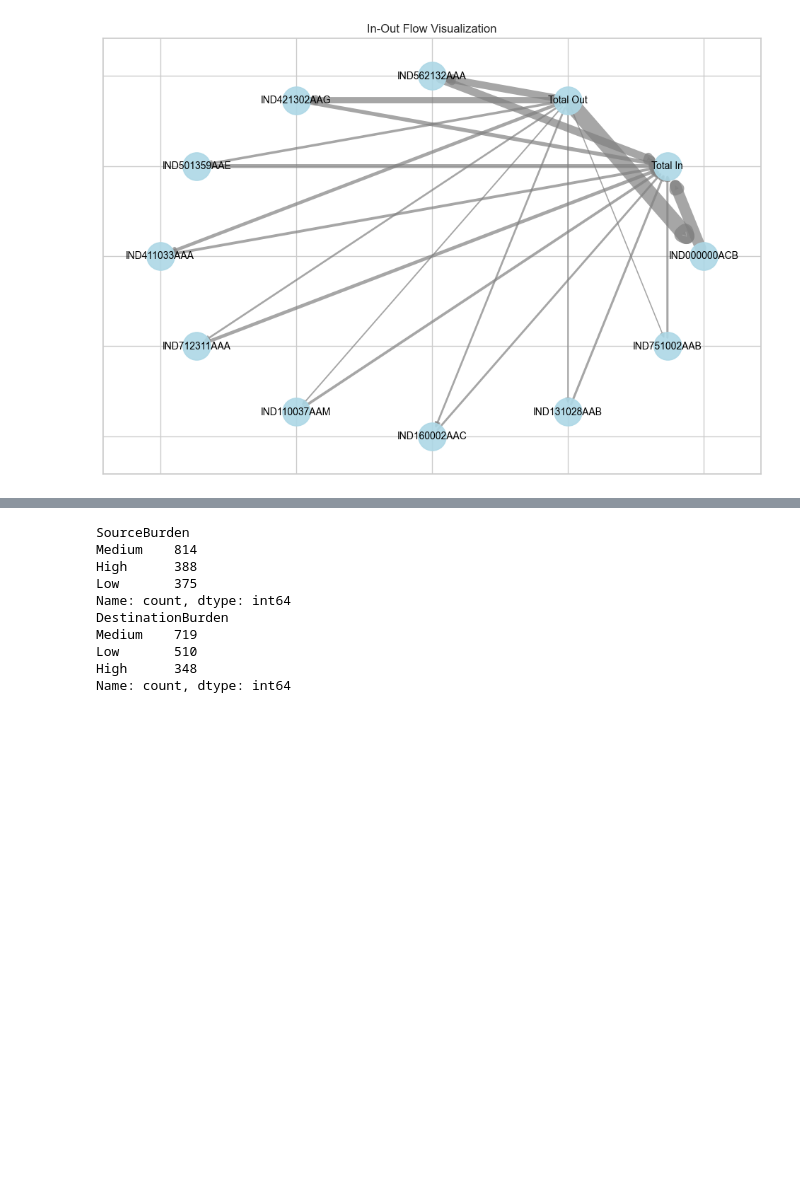
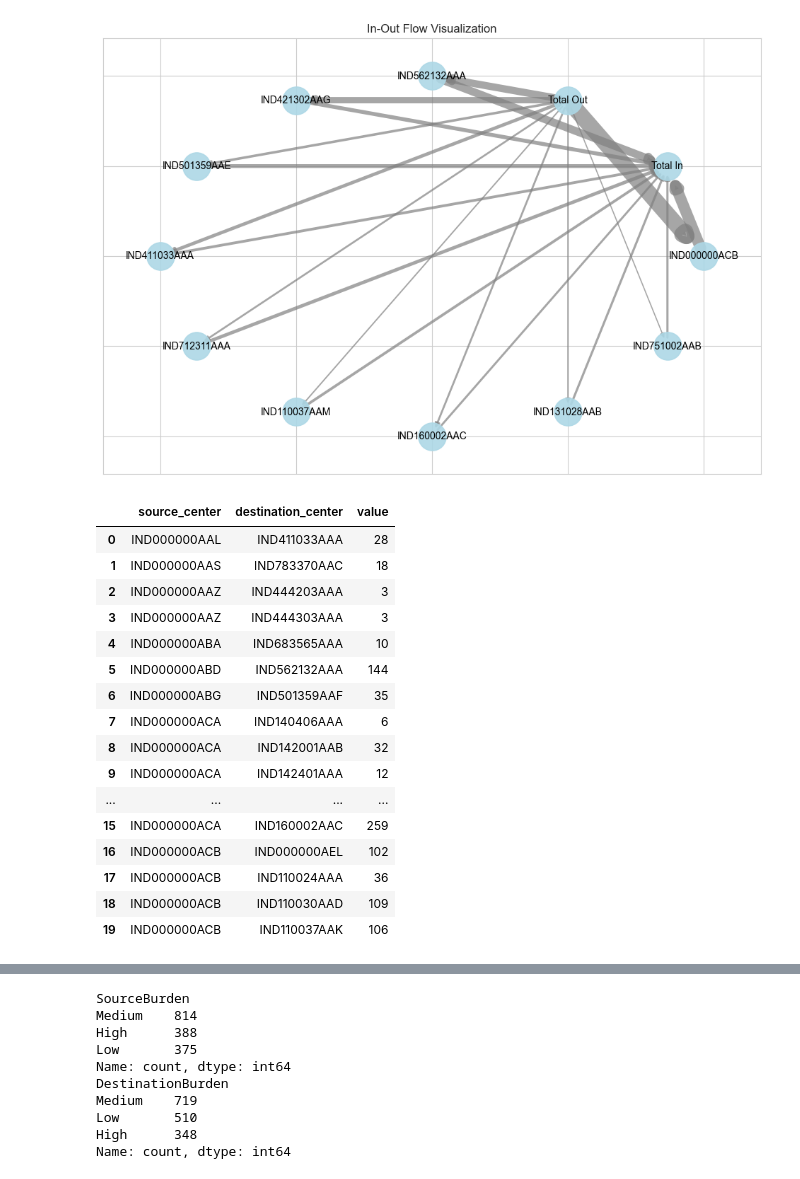
Before and after one commit to qweqwedfa/ProgrammingIndividual, a Jupyter notebook: Improvement_with_python.ipynb, the cells around one changed output, grey strips where cells are left out. Cells and saved outputs as stored; diff of their text form; code cells hidden in the pictures; blank space fills up the shorter version.

```diff
--- a/Improvement_with_python.ipynb
+++ b/Improvement_with_python.ipynb
@@ -330,6 +330,26 @@ flows = sankey_df.groupby(['source_center', 'destination_center']).size().reset_
 
 flows = flows.drop_duplicates()
 flows = flows.head(20)
+# %%
+flows
+# %% [output]
+|  | source_center | destination_center | value |
+| 0 | IND000000AAL | IND411033AAA | 28 |
+| 1 | IND000000AAS | IND783370AAC | 18 |
+| 2 | IND000000AAZ | IND444203AAA | 3 |
+| 3 | IND000000AAZ | IND444303AAA | 3 |
+| 4 | IND000000ABA | IND683565AAA | 10 |
+| 5 | IND000000ABD | IND562132AAA | 144 |
+| 6 | IND000000ABG | IND501359AAF | 35 |
+| 7 | IND000000ACA | IND140406AAA | 6 |
+| 8 | IND000000ACA | IND142001AAB | 32 |
+| 9 | IND000000ACA | IND142401AAA | 12 |
+| ... | ... | ... | ... |
+| 15 | IND000000ACA | IND160002AAC | 259 |
+| 16 | IND000000ACB | IND000000AEL | 102 |
+| 17 | IND000000ACB | IND110024AAA | 36 |
+| 18 | IND000000ACB | IND110030AAD | 109 |
+| 19 | IND000000ACB | IND110037AAK | 106 |
 # %%
 # the nodes
 nodes = list(set(flows['source_center']).union(set(flows['destination_center'])))
```
Also changed, not shown: parts of 12 cells of this notebook.
